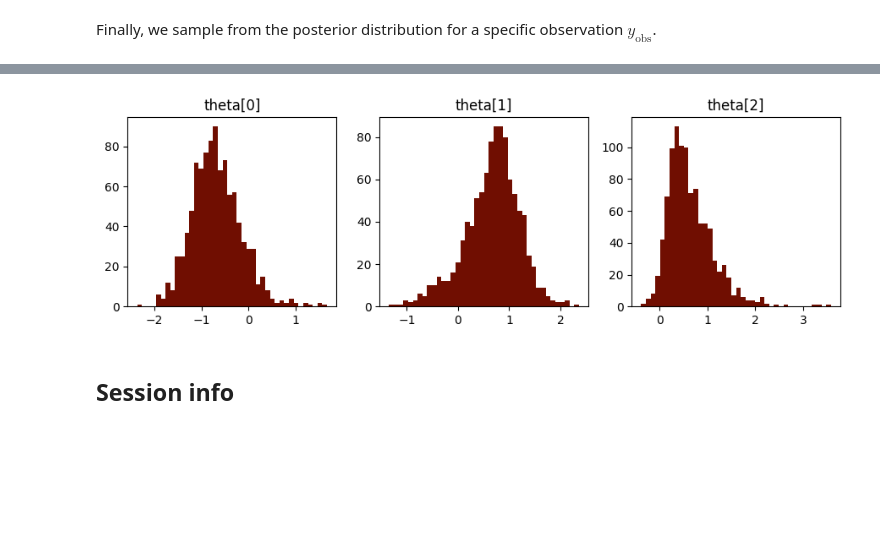
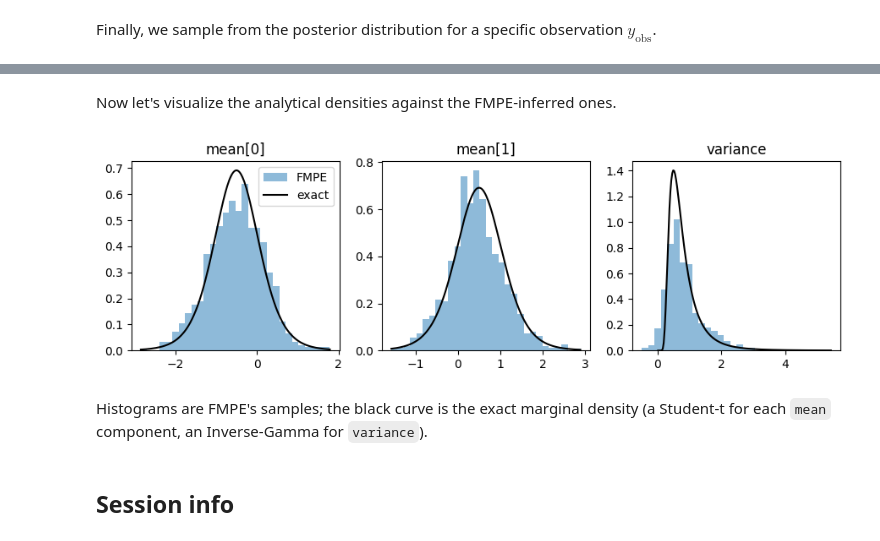
Before and after one commit to dirmeier/sbijax, a Jupyter notebook: docs/notebooks/getting_started.ipynb, the cells around one changed output, grey strips where cells are left out. Cells and saved outputs as stored; diff of their text form; code cells hidden in the pictures; blank space fills up the shorter version.

```diff
--- a/docs/notebooks/getting_started.ipynb
+++ b/docs/notebooks/getting_started.ipynb
@@ -39,18 +36,23 @@ from jax import numpy as jnp, random as jr
 from tensorflow_probability.substrates.jax import distributions as tfd
 
 
+a0, b0, kappa0 = 3.0, 2.0, 1.0
+
+
 def prior_fn():
+
   prior = tfd.JointDistributionNamed(
     dict(
-      mean=tfd.Normal(jnp.zeros(2), 1.0),
-      scale=tfd.HalfNormal(jnp.ones(1)),
-    ),
-    batch_ndims=0,
+      variance=tfd.InverseGamma(
+        concentration=a0 * jnp.ones(1), scale=b0 * jnp.ones(1)
+      ),
+      mean=lambda variance: tfd.Normal(jnp.zeros(2), jnp.sqrt(variance / kappa0)),
+    )
   )
   return prior
 
 
-def simulator_fn(seed: jr.PRNGKey, theta: dict[str, jax.Array]):
-  p = tfd.Normal(jnp.zeros_like(theta["mean"]), 1.0)
-  y = theta["mean"] + theta["scale"] * p.sample(seed=seed)
+def simulator_fn(seed: jr.key, theta: dict[str, jax.Array]):
+  p = tfd.Normal(jnp.zeros_like(theta["mean"]), jnp.sqrt(theta["variance"]))
+  y = theta["mean"] + p.sample(seed=seed)
   return y
@@ -90,8 +113,11 @@ model = fmpe(neural_network)
 
 Inference is then as easy as simulating some data, fitting the data to the model, a sampling from the approximate posterior. The data set is a dictionary of dictionaries (a PyTree in JAX lingo). It contains samples for the simulator function, called `y`, and parameter samples from the prior model, called `theta`.
 # %%
+from sbijax import simulate
+
+prior = prior_fn()
 data = simulate(
-  jr.PRNGKey(1),
+  jr.key(1),
   prior,
   simulator_fn,
   n=10_000,
@@ -140,8 +187,31 @@ plt.show()
+# %%
+kappa1 = kappa0 + 1
+mu1 = (kappa0 * jnp.zeros(2) + y_obs) / kappa1
+a1 = a0 + 1
+b1 = b0 + 0.5 * (kappa0 / kappa1) * jnp.sum(y_obs**2)
+
+variance_dist = tfd.InverseGamma(concentration=a1, scale=b1)
+mean_dist = tfd.StudentT(df=2 * a1, loc=mu1, scale=jnp.sqrt(b1 / (a1 * kappa1)))
+exact_dists = [mean_dist[0], mean_dist[1], variance_dist]
+# %% [markdown]
+Now let's visualize the analytical densities against the FMPE-inferred ones.
 # %%
-plot_posterior_hist(samples, "theta")
+fmpe_theta = samples["theta"][0]
+fig, axes = plt.subplots(1, 3, figsize=(9, 3))
+for ax, name, dist, x in zip(
+  axes, ["mean[0]", "mean[1]", "variance"], exact_dists, fmpe_theta.T
+):
+  ax.hist(x, bins=30, density=True, alpha=0.5, label="FMPE")
+  grid = jnp.linspace(x.min(), x.max(), 200)
+  ax.plot(grid, dist.prob(grid), color="black", label="exact")
+  ax.set_title(name)
+axes[0].legend()
+fig.tight_layout()
 plt.show()
 # %% [output]
-[figure, old version]
+[figure, new version]
+# %% [markdown]
+Histograms are FMPE's samples; the black curve is the exact marginal density (a Student-t for each `mean` component, an Inverse-Gamma for `variance`).
 # %% [markdown]
 ## Session info
 # %%
```
Also changed, not shown: parts of 23 cells of this notebook, 8 other files.
